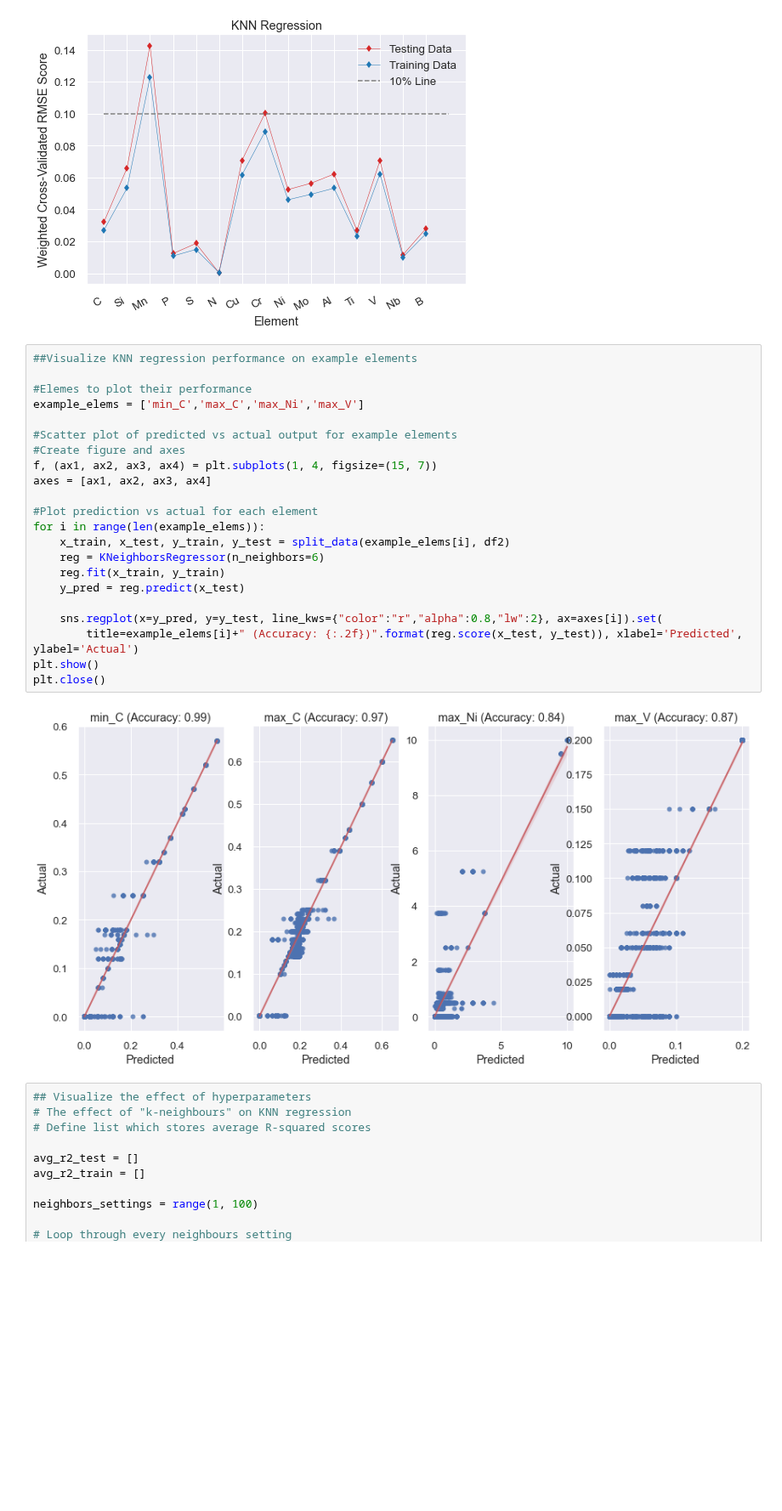
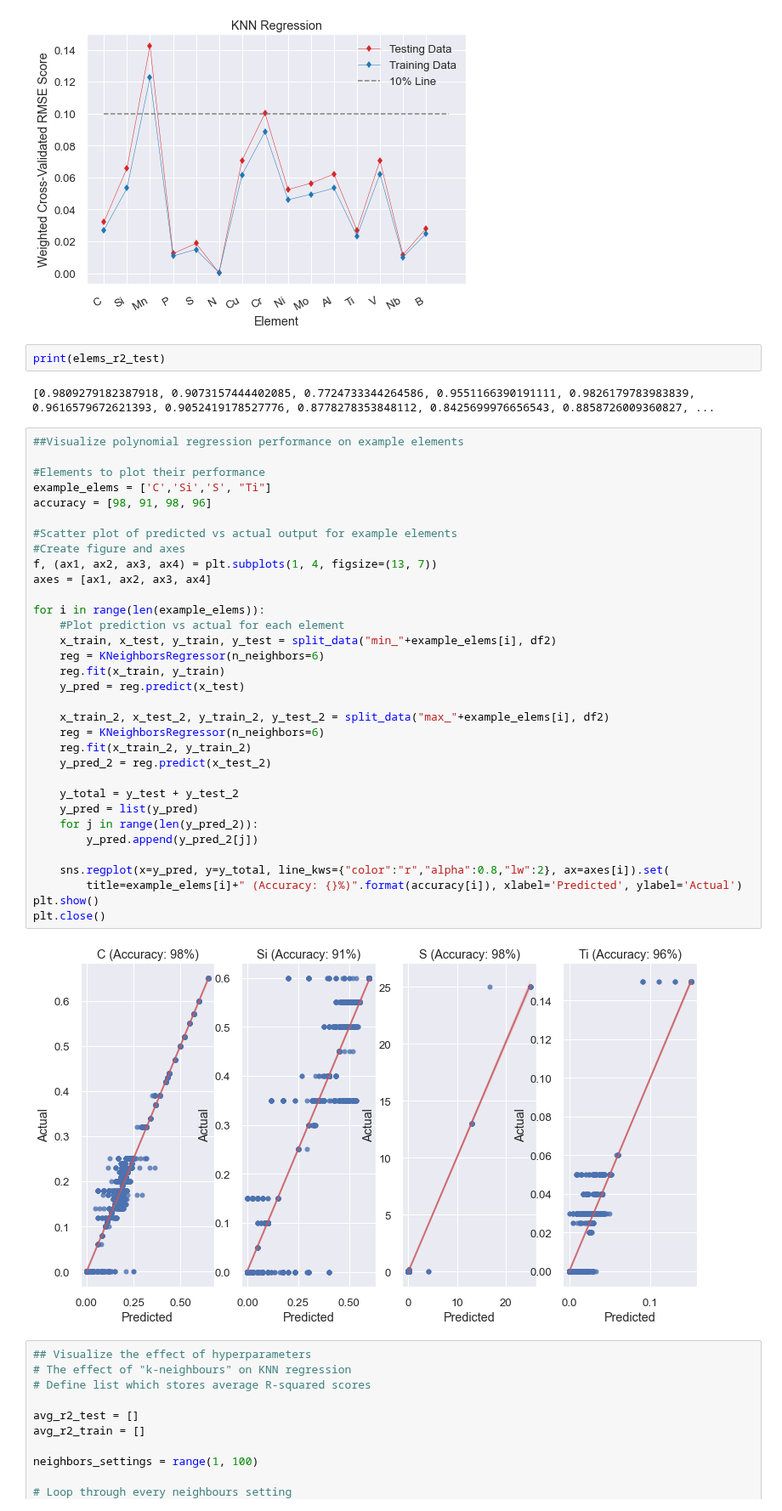
Before and after one commit to szayed99/Steel-Classification-Through-Machine-Learning, a Jupyter notebook: Regression (1).ipynb, the cells around one changed output. Shown at 85% size. Saved outputs shown, nothing was run; the diff lists cells and outputs as text; blank space fills up the shorter version.

```diff
--- a/Regression (1).ipynb
+++ b/Regression (1).ipynb
@@ -454,30 +454,45 @@ plt.legend()
 # %% [output]
 <matplotlib.legend.Legend at 0x...>
 [figure]
+# %%
+print(elems_r2_test)
+# %% [output]
+[0.9809279182387918, 0.9073157444402085, 0.7724733344264586, 0.9551166390191111, 0.9826179783983839, 0.9616579672621393, 0.9052419178527776, 0.8778278353848112, 0.8425699976656543, 0.8858726009360827, ...
 # %%
-##Visualize KNN regression performance on example elements
+##Visualize polynomial regression performance on example elements
 
-#Elemes to plot their performance
-example_elems = ['min_C','max_C','max_Ni','max_V']
+#Elements to plot their performance
+example_elems = ['C','Si','S', "Ti"]
+accuracy = [98, 91, 98, 96]
 
 #Scatter plot of predicted vs actual output for example elements
 #Create figure and axes
-f, (ax1, ax2, ax3, ax4) = plt.subplots(1, 4, figsize=(15, 7))
+f, (ax1, ax2, ax3, ax4) = plt.subplots(1, 4, figsize=(13, 7))
 axes = [ax1, ax2, ax3, ax4]
 
-#Plot prediction vs actual for each element
 for i in range(len(example_elems)):
-    x_train, x_test, y_train, y_test = split_data(example_elems[i], df2)
+    #Plot prediction vs actual for each element
+    x_train, x_test, y_train, y_test = split_data("min_"+example_elems[i], df2)
     reg = KNeighborsRegressor(n_neighbors=6)
     reg.fit(x_train, y_train)
     y_pred = reg.predict(x_test)
 
-    sns.regplot(x=y_pred, y=y_test, line_kws={"color":"r","alpha":0.8,"lw":2}, ax=axes[i]).set(
-        title=example_elems[i]+" (Accuracy: {:.2f})".format(reg.score(x_test, y_test)), xlabel='Predicted', ylabel='Actual')
+    x_train_2, x_test_2, y_train_2, y_test_2 = split_data("max_"+example_elems[i], df2)
+    reg = KNeighborsRegressor(n_neighbors=6)
+    reg.fit(x_train_2, y_train_2)
+    y_pred_2 = reg.predict(x_test_2)
+
+    y_total = y_test + y_test_2
+    y_pred = list(y_pred)
+    for j in range(len(y_pred_2)):
+        y_pred.append(y_pred_2[j])
+
+    sns.regplot(x=y_pred, y=y_total, line_kws={"color":"r","alpha":0.8,"lw":2}, ax=axes[i]).set(
+        title=example_elems[i]+" (Accuracy: {}%)".format(accuracy[i]), xlabel='Predicted', ylabel='Actual')
 plt.show()
 plt.close()
 # %% [output]
-[figure, old version]
+[figure, new version]
 # %%
 ## Visualize the effect of hyperparameters
 # The effect of "k-neighbours" on KNN regression
```
Also changed, not shown: parts of 1 cell of this notebook.
